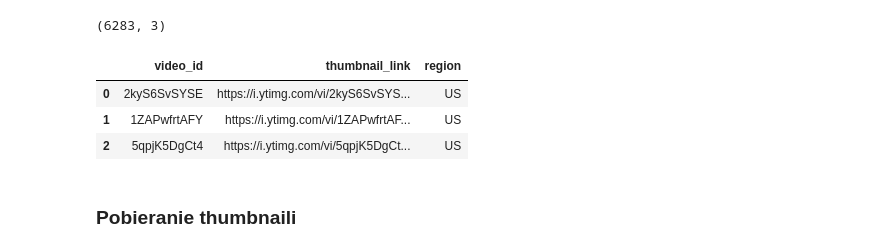
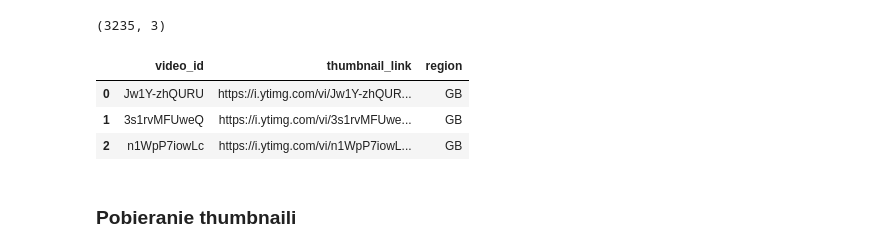
Before and after one commit to AdamKlejda/PED_YT, a Jupyter notebook: Etap2LiLatee_GB.ipynb, the cells around one changed output. Drawn from its saved outputs; the diff is of its cells as text; code cells hidden in the pictures.

```diff
--- a/Etap2LiLatee_GB.ipynb
+++ b/Etap2LiLatee_GB.ipynb
@@ -47,17 +47,17 @@ pd.options.display.max_columns = None
 [nltk_data]   Package averaged_perceptron_tagger is already up-to-
 [nltk_data]       date!
 # %%
-df = pd.read_csv("./US_new_columns.csv")
+df = pd.read_csv("./GB_new_columns.csv")
 df = df.loc[:, ["video_id", "thumbnail_link", 'region']]
 region = df['region'][0]
 print(df.shape)
 df[:3]
 # %% [output]
-(6283, 3)
+(3235, 3)
 |  | video_id | thumbnail_link | region |
-| 0 | 2kyS6SvSYSE | https://i.ytimg.com/vi/2kyS6SvSYS... | US |
-| 1 | 1ZAPwfrtAFY | https://i.ytimg.com/vi/1ZAPwfrtAF... | US |
-| 2 | 5qpjK5DgCt4 | https://i.ytimg.com/vi/5qpjK5DgCt... | US |
+| 0 | Jw1Y-zhQURU | https://i.ytimg.com/vi/Jw1Y-zhQUR... | GB |
+| 1 | 3s1rvMFUweQ | https://i.ytimg.com/vi/3s1rvMFUwe... | GB |
+| 2 | n1WpP7iowLc | https://i.ytimg.com/vi/n1WpP7iowL... | GB |
 # %% [markdown]
 ### Pobieranie thumbnaili
 # %%
```
Also changed, not shown: parts of 17 cells of this notebook.
